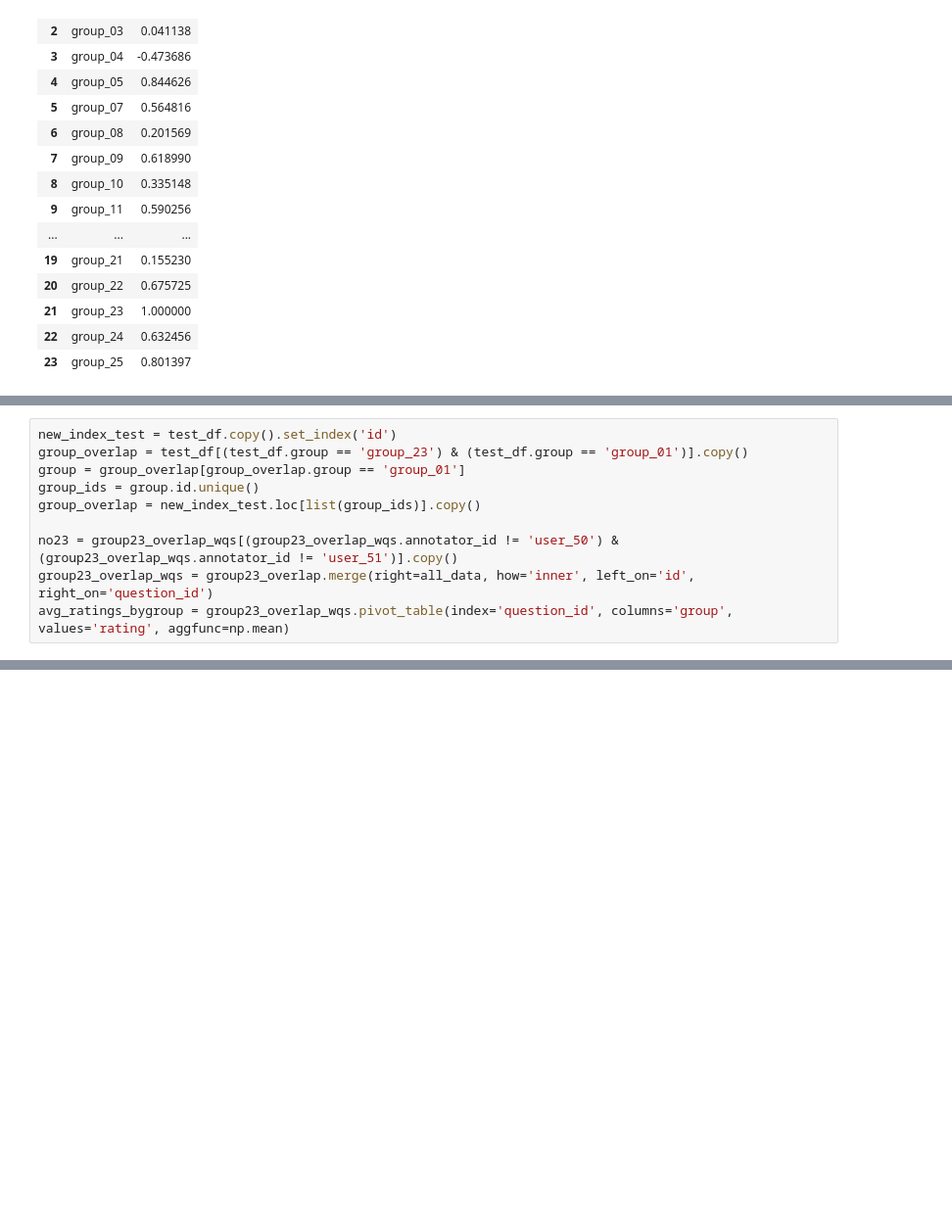
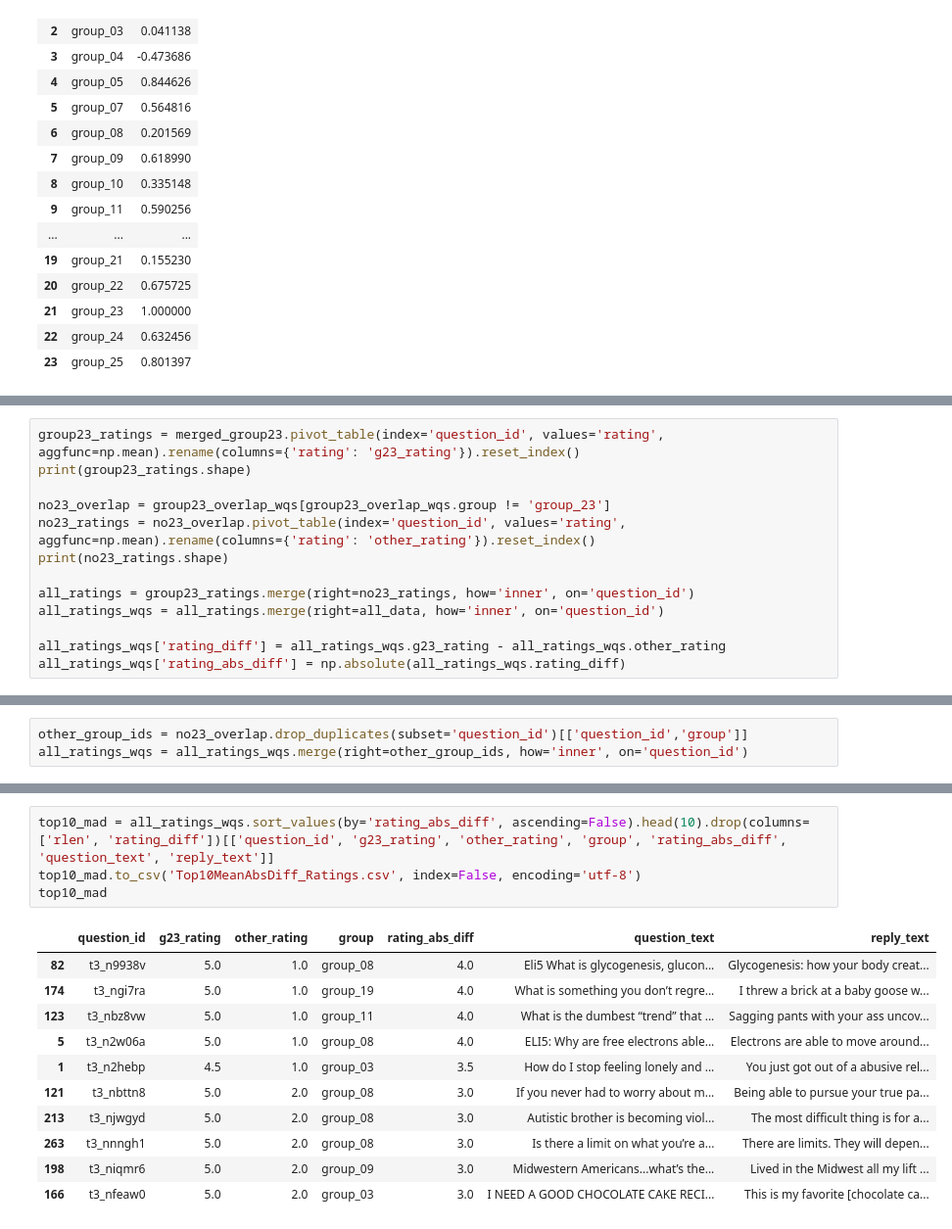
Before and after one commit to s-ryanlee/SI630_NLP, a Jupyter notebook: hw3_annotation_langmodel/agreement_analysis.ipynb, the cells around one changed output, grey strips where cells are left out. Shown at 98% size. Saved outputs shown, nothing was run; the diff lists cells and outputs as text; blank space fills up the shorter version.

```diff
--- a/hw3_annotation_langmodel/agreement_analysis.ipynb
+++ b/hw3_annotation_langmodel/agreement_analysis.ipynb
@@ -194,10 +178,13 @@ avg_ratings.corr()
-# %%
-new_index_test = test_df.copy().set_index('id')
-group_overlap = test_df[(test_df.group == 'group_23') & (test_df.group == 'group_01')].copy()
-group = group_overlap[group_overlap.group == 'group_01']
-group_ids = group.id.unique()
-group_overlap = new_index_test.loc[list(group_ids)].copy()
-
-no23 = group23_overlap_wqs[(group23_overlap_wqs.annotator_id != 'user_50') & (group23_overlap_wqs.annotator_id != 'user_51')].copy()
-group23_overlap_wqs = group23_overlap.merge(right=all_data, how='inner', left_on='id', right_on='question_id')
-avg_ratings_bygroup = group23_overlap_wqs.pivot_table(index='question_id', columns='group', values='rating', aggfunc=np.mean)
+# %%
+group23_ratings = merged_group23.pivot_table(index='question_id', values='rating', aggfunc=np.mean).rename(columns={'rating': 'g23_rating'}).reset_index()
+print(group23_ratings.shape)
+
+no23_overlap = group23_overlap_wqs[group23_overlap_wqs.group != 'group_23']
+no23_ratings = no23_overlap.pivot_table(index='question_id', values='rating', aggfunc=np.mean).rename(columns={'rating': 'other_rating'}).reset_index()
+print(no23_ratings.shape)
+
+all_ratings = group23_ratings.merge(right=no23_ratings, how='inner', on='question_id')
+all_ratings_wqs = all_ratings.merge(right=all_data, how='inner', on='question_id')
+
+all_ratings_wqs['rating_diff'] = all_ratings_wqs.g23_rating - all_ratings_wqs.other_rating
+all_ratings_wqs['rating_abs_diff'] = np.absolute(all_ratings_wqs.rating_diff)
@@ -203,0 +194,3 @@ avg_ratings_bygroup = group23_overlap_wqs.pivot_table(index='question_id', colum
+# %%
+other_group_ids = no23_overlap.drop_duplicates(subset='question_id')[['question_id','group']]
+all_ratings_wqs = all_ratings_wqs.merge(right=other_group_ids, how='inner', on='question_id')
@@ -203,0 +204,16 @@ avg_ratings_bygroup = group23_overlap_wqs.pivot_table(index='question_id', colum
+# %%
+top10_mad = all_ratings_wqs.sort_values(by='rating_abs_diff', ascending=False).head(10).drop(columns=['rlen', 'rating_diff'])[['question_id', 'g23_rating', 'other_rating', 'group', 'rating_abs_diff', 'question_text', 'reply_text']]
+top10_mad.to_csv('Top10MeanAbsDiff_Ratings.csv', index=False, encoding='utf-8')
+top10_mad
+# %% [output]
+|  | question_id | g23_rating | other_rating | group | rating_abs_diff | question_text | reply_text |
+| 82 | t3_n9938v | 5.0 | 1.0 | group_08 | 4.0 | Eli5 What is glycogenesis, glucon... | Glycogenesis: how your body creat... |
+| 174 | t3_ngi7ra | 5.0 | 1.0 | group_19 | 4.0 | What is something you don’t regre... | I threw a brick at a baby goose w... |
+| 123 | t3_nbz8vw | 5.0 | 1.0 | group_11 | 4.0 | What is the dumbest “trend” that ... | Sagging pants with your ass uncov... |
+| 5 | t3_n2w06a | 5.0 | 1.0 | group_08 | 4.0 | ELI5: Why are free electrons able... | Electrons are able to move around... |
+| 1 | t3_n2hebp | 4.5 | 1.0 | group_03 | 3.5 | How do I stop feeling lonely and ... | You just got out of a abusive rel... |
+| 121 | t3_nbttn8 | 5.0 | 2.0 | group_08 | 3.0 | If you never had to worry about m... | Being able to pursue your true pa... |
+| 213 | t3_njwgyd | 5.0 | 2.0 | group_08 | 3.0 | Autistic brother is becoming viol... | The most difficult thing is for a... |
+| 263 | t3_nnngh1 | 5.0 | 2.0 | group_08 | 3.0 | Is there a limit on what you’re a... | There are limits. They will depen... |
+| 198 | t3_niqmr6 | 5.0 | 2.0 | group_09 | 3.0 | Midwestern Americans...what’s the... | Lived in the Midwest all my lift ... |
+| 166 | t3_nfeaw0 | 5.0 | 2.0 | group_03 | 3.0 | I NEED A GOOD CHOCOLATE CAKE RECI... | This is my favorite [chocolate ca... |
```
Also changed, not shown: parts of 5 cells of this notebook, 1 other file.
